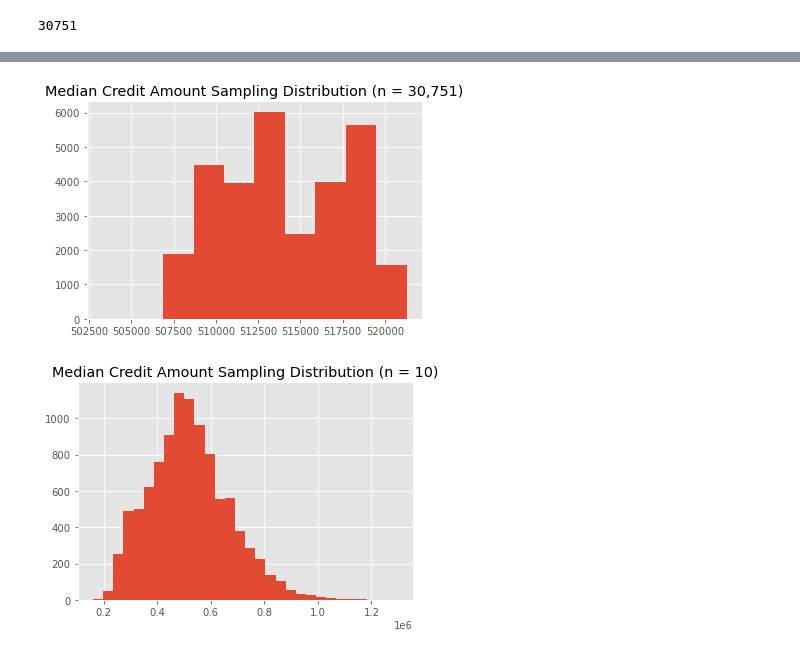
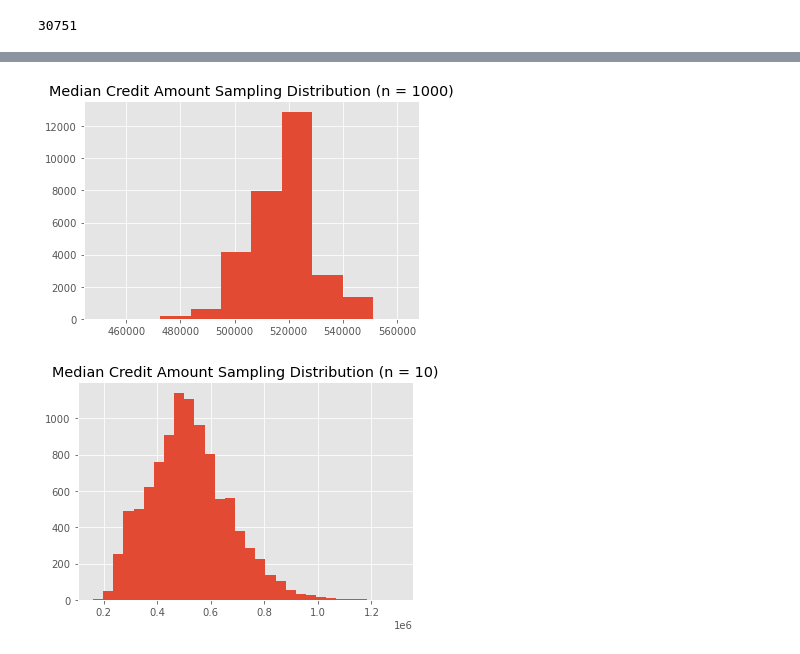
Before and after one commit to hudsonbat/Data-201, a Jupyter notebook: CreditDefault.ipynb, the cells around one changed output, grey strips where cells are left out. Drawn from its saved outputs; the diff is of its cells as text; code cells hidden in the pictures.

```diff
--- a/CreditDefault.ipynb
+++ b/CreditDefault.ipynb
@@ -745,7 +749,7 @@ plt.show()
 boot2_meds = []
 
 for i in range(30000):
-    boot_sample2 = np.random.choice(data2['YEARS_EMPLOYED'],num_samples)
+    boot_sample2 = np.random.choice(original_sample2,1000)
     boot2_meds.append(np.median(boot_sample2))
 
 med_emp = np.median(boot2_meds)
@@ -770,7 +774,7 @@ plt.show()
 boot2_meds = []
 
 for i in range(10000):
-    boot_sample2 = np.random.choice(data2['YEARS_EMPLOYED'],10)
+    boot_sample2 = np.random.choice(original_sample2,10)
     boot2_meds.append(np.median(boot_sample2))
 
 med_emp = np.median(boot2_meds)
@@ -784,8 +788,10 @@ plt.show()
+# %%
+original_sample3 = np.random.choice(data2['AMT_CREDIT'],num_samples)
 # %%
 boot3_meds = []
 
 for i in range(30000):
-    boot_sample3 = np.random.choice(data2['AMT_CREDIT'],num_samples)
+    boot_sample3 = np.random.choice(original_sample3,1000)
     boot3_meds.append(np.median(boot_sample3))
 
 med_cred = np.median(boot3_meds)
@@ -802,10 +808,10 @@ bootstrapped standard error credit amount: 3667.703307474419
 actual standard error credit amount: 2295.237200976074
 # %%
 plt.hist(boot3_meds,bins=10)
-plt.title('Median Credit Amount Sampling Distribution (n = 30,751)')
+plt.title('Median Credit Amount Sampling Distribution (n = 1000)')
 plt.show()
 # %% [output]
-[figure, old version]
+[figure, new version]
 # %%
 boot3_meds = []
 
```
Also changed, not shown: parts of 17 cells of this notebook.
